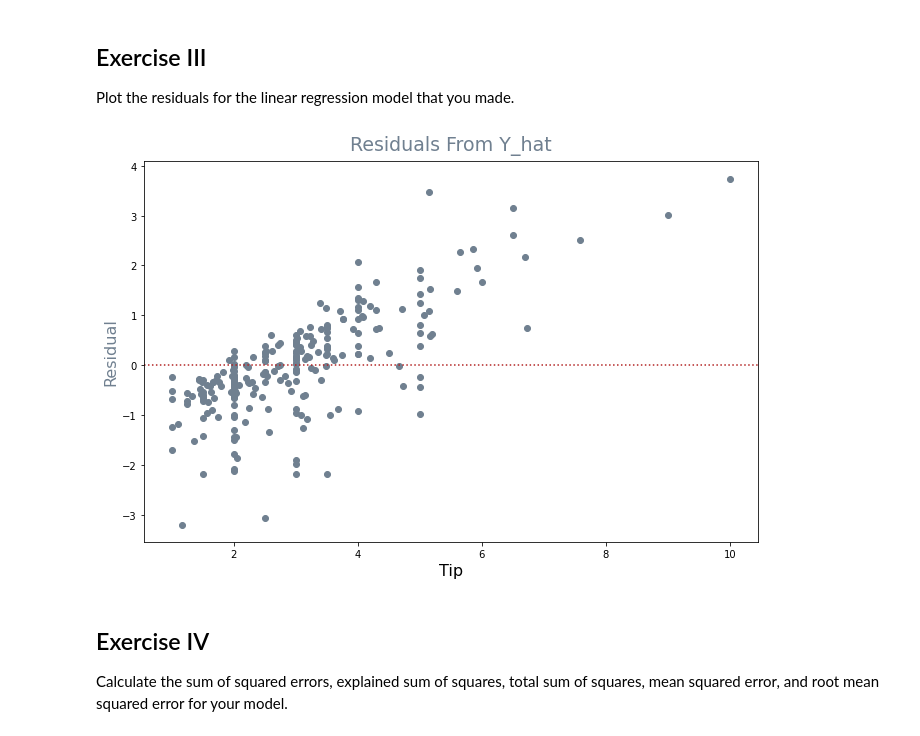
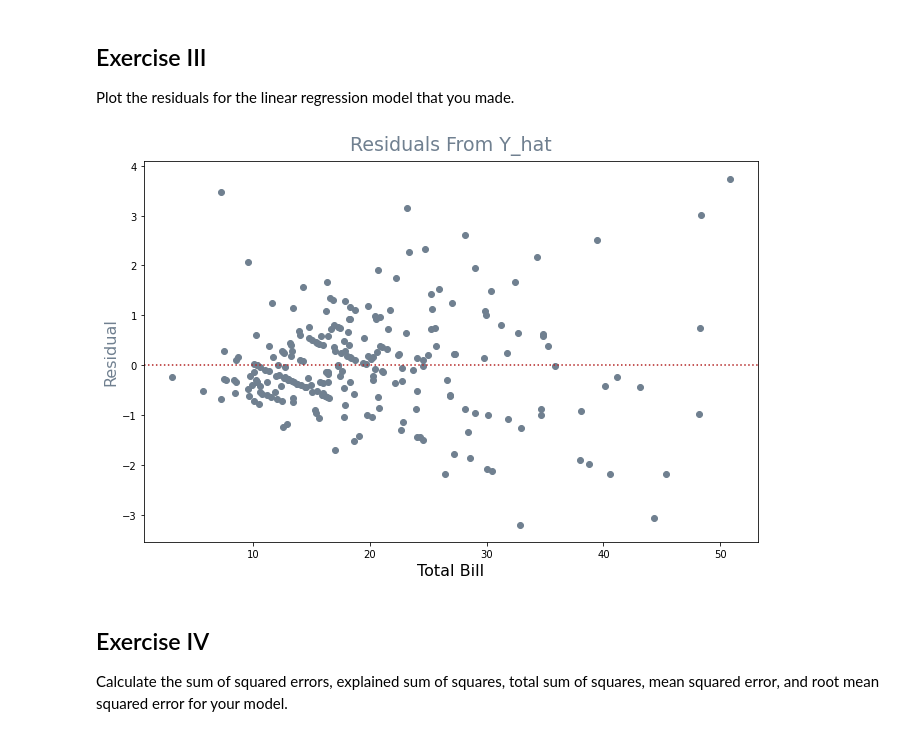
Before and after one commit to masonsherbondy/regression-exercises, a Jupyter notebook: evaluate.ipynb, the cells around one changed output. Saved outputs shown, nothing was run; the diff lists cells and outputs as text; code cells hidden in the pictures.

```diff
--- a/evaluate.ipynb
+++ b/evaluate.ipynb
@@ -144,15 +144,19 @@ Plot the residuals for the linear regression model that you made.
 # %%
 #create figure
 plt.figure(figsize = (11, 7))
 
 #scatter!
-plt.scatter(tips.tip, tips.residual, color = 'slategray')
+plt.scatter(tips.total_bill, tips.residual, color = 'slategray')
+
+#plot a dotted horizontal line at 0 to help visualize residual values
 plt.axhline(y = 0, ls = ':', color = 'firebrick')
+
+#disambiguation
 plt.title('Residuals From Y_hat', pad = 11, size = 19, color = 'slategray')
-plt.xlabel('Tip', size = 16)
+plt.xlabel('Total Bill', size = 16)
 plt.ylabel('Residual', size = 16, color = 'slategray');
 # %% [output]
-[figure, old version]
+[figure, new version]
 # %% [markdown]
 ## Exercise IV
 Calculate the sum of squared errors, explained sum of squares, total sum of squares, mean squared error, and root mean squared error for your model.
```
Also changed, not shown: parts of 28 cells of this notebook, 1 other file.
